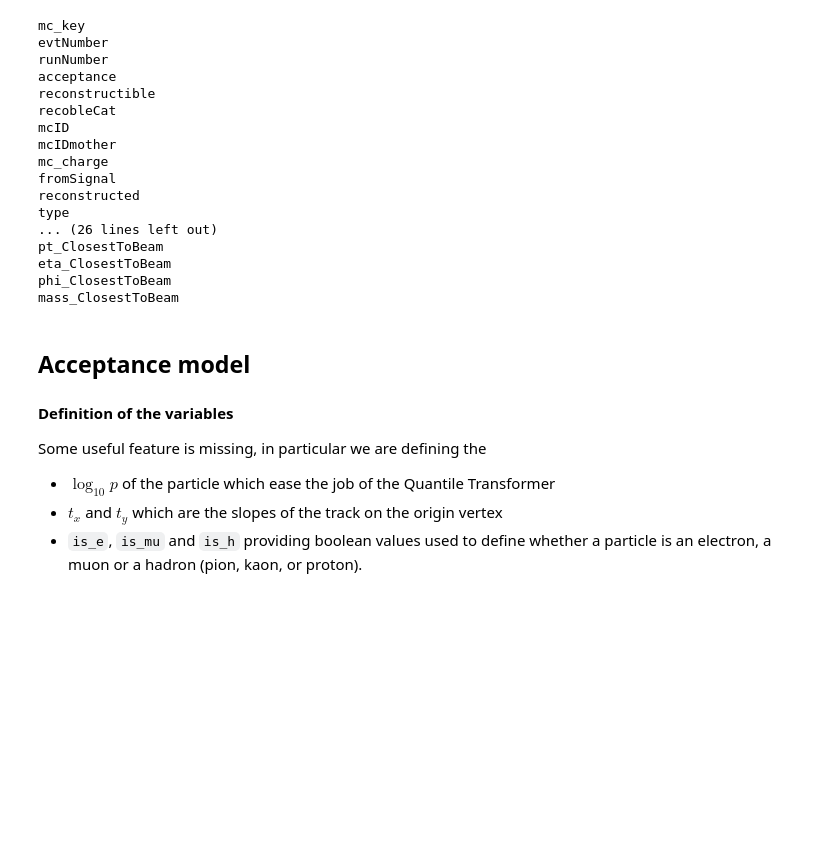
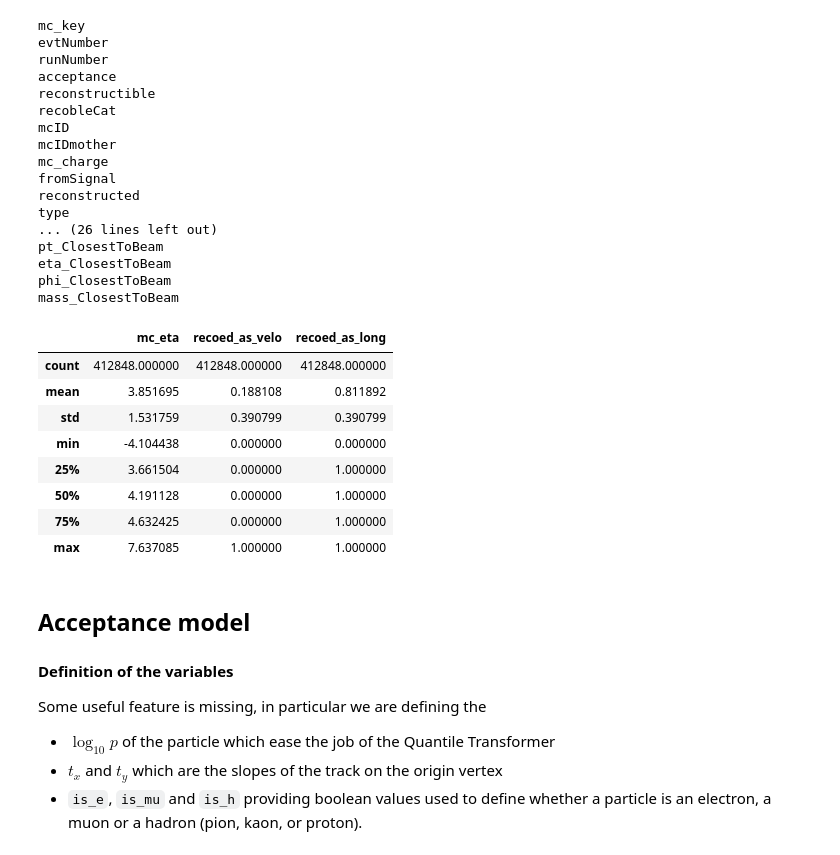
Before and after one commit to mbarbetti/lb-trksim-train, a Jupyter notebook: notebooks/local-preprocessing.ipynb, the cells around one changed output. Cells and saved outputs as stored; diff of their text form; code cells hidden in the pictures; blank space fills up the shorter version.

```diff
--- a/notebooks/local-preprocessing.ipynb
+++ b/notebooks/local-preprocessing.ipynb
@@ -76,3 +76,20 @@ pt_ClosestToBeam
 eta_ClosestToBeam
 phi_ClosestToBeam
 mass_ClosestToBeam
+# %%
+df = sim[["mc_p", "mc_eta", "type", "mcID"]].head(10_000_000, npartitions=50).query("(mc_p >= 15_000) & (mc_p < 50_000) & ((type == 1) or (type == 3)) & ((abs(mcID) == 211) or (abs(mcID) == 321) or (abs(mcID) == 2212))")
+df['recoed_as_velo'] = (df.type==1).astype(np.float32)
+df['recoed_as_long'] = (df.type==3).astype(np.float32)
+
+df = df[["mc_eta", 'recoed_as_velo', 'recoed_as_long']]
+df.describe()
+# %% [output]
+|  | mc_eta | recoed_as_velo | recoed_as_long |
+| count | 412848.000000 | 412848.000000 | 412848.000000 |
+| mean | 3.851695 | 0.188108 | 0.811892 |
+| std | 1.531759 | 0.390799 | 0.390799 |
+| min | -4.104438 | 0.000000 | 0.000000 |
+| 25% | 3.661504 | 0.000000 | 1.000000 |
+| 50% | 4.191128 | 0.000000 | 1.000000 |
+| 75% | 4.632425 | 0.000000 | 1.000000 |
+| max | 7.637085 | 1.000000 | 1.000000 |
```
Also changed, not shown: parts of 7 cells of this notebook, 1 other file.
